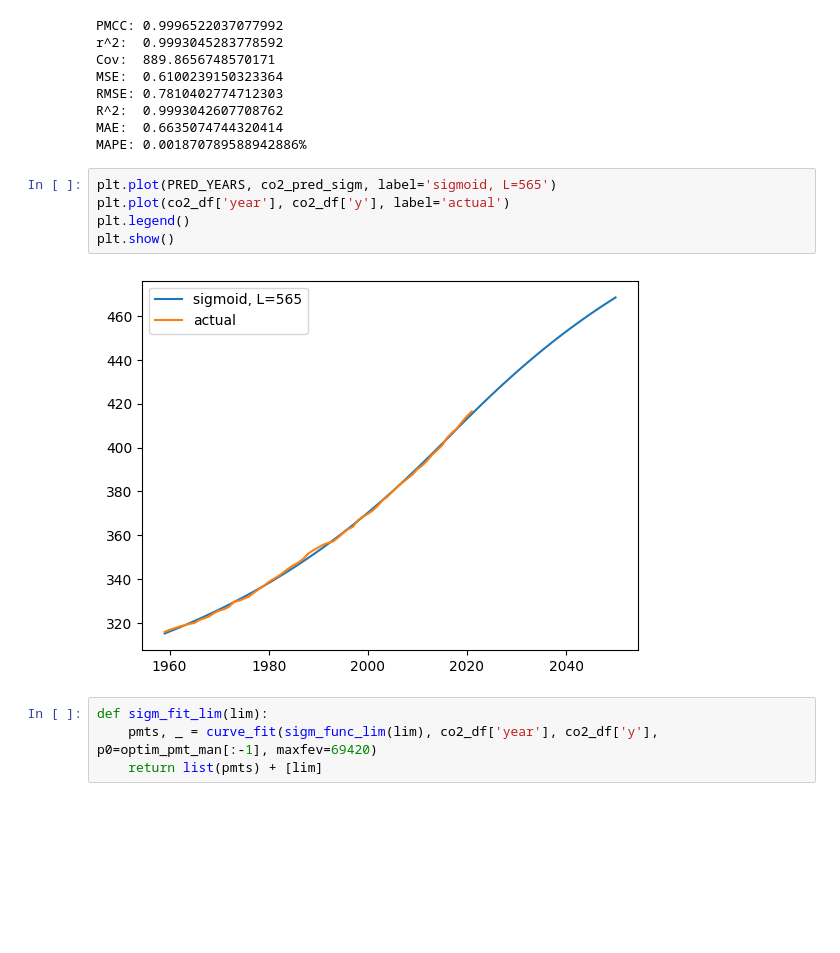
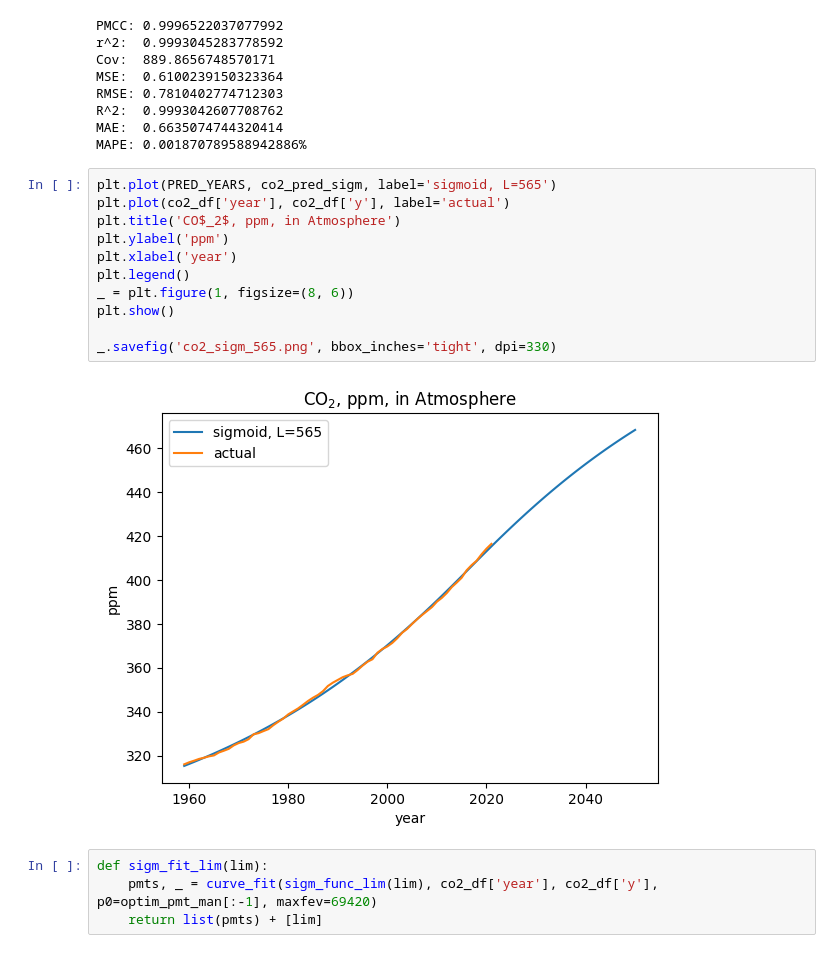
Before and after one commit to akioweh/The-HiMCM, a Jupyter notebook: py/main.ipynb, the cells around one changed output. Saved outputs shown, nothing was run; the diff lists cells and outputs as text; blank space fills up the shorter version.

Commit message:
more graphs

```diff
--- a/py/main.ipynb
+++ b/py/main.ipynb
@@ -322,10 +333,16 @@ MAPE: 0.001870789588942886%
 # %%
 plt.plot(PRED_YEARS, co2_pred_sigm, label='sigmoid, L=565')
 plt.plot(co2_df['year'], co2_df['y'], label='actual')
+plt.title('CO$_2$, ppm, in Atmosphere')
+plt.ylabel('ppm')
+plt.xlabel('year')
 plt.legend()
+_ = plt.figure(1, figsize=(8, 6))
 plt.show()
+
+_.savefig('co2_sigm_565.png', bbox_inches='tight', dpi=330)
 # %% [output]
-[figure, old version]
+[figure, new version]
 # %%
 def sigm_fit_lim(lim):
     pmts, _ = curve_fit(sigm_func_lim(lim), co2_df['year'], co2_df['y'], p0=optim_pmt_man[:-1], maxfev=69420)
```
Also changed, not shown: parts of 25 cells of this notebook, 16 other files.
